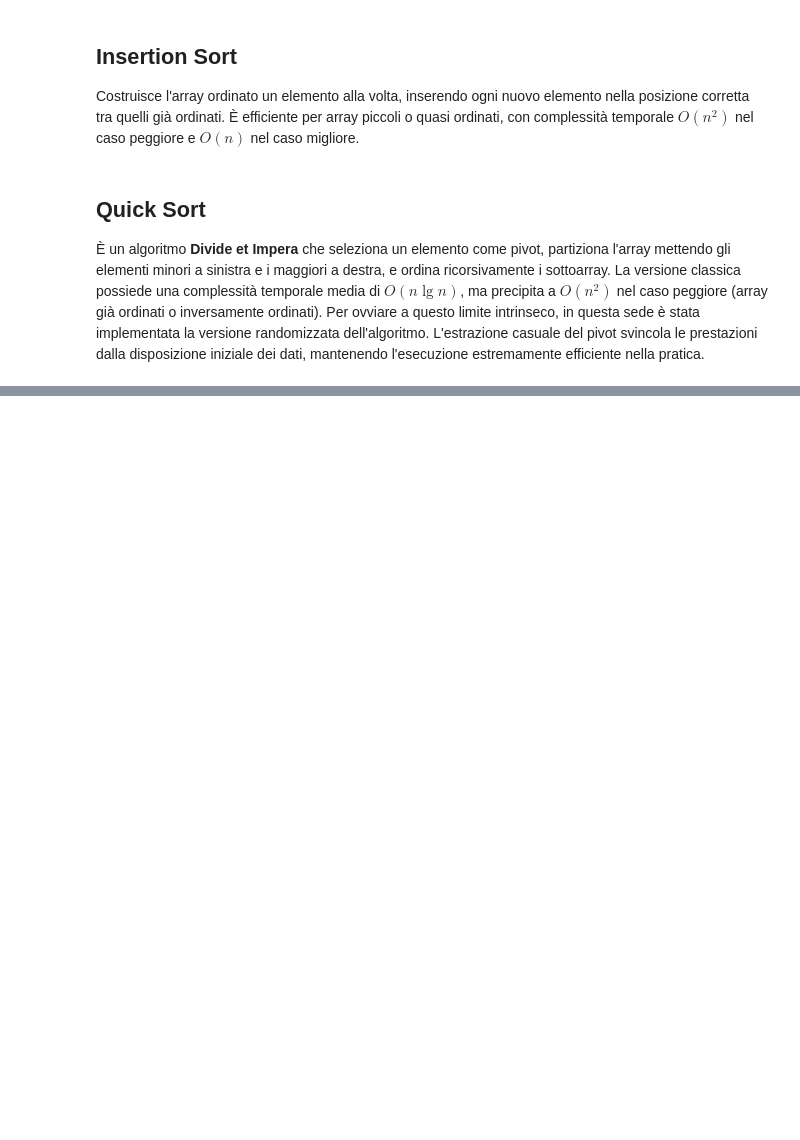
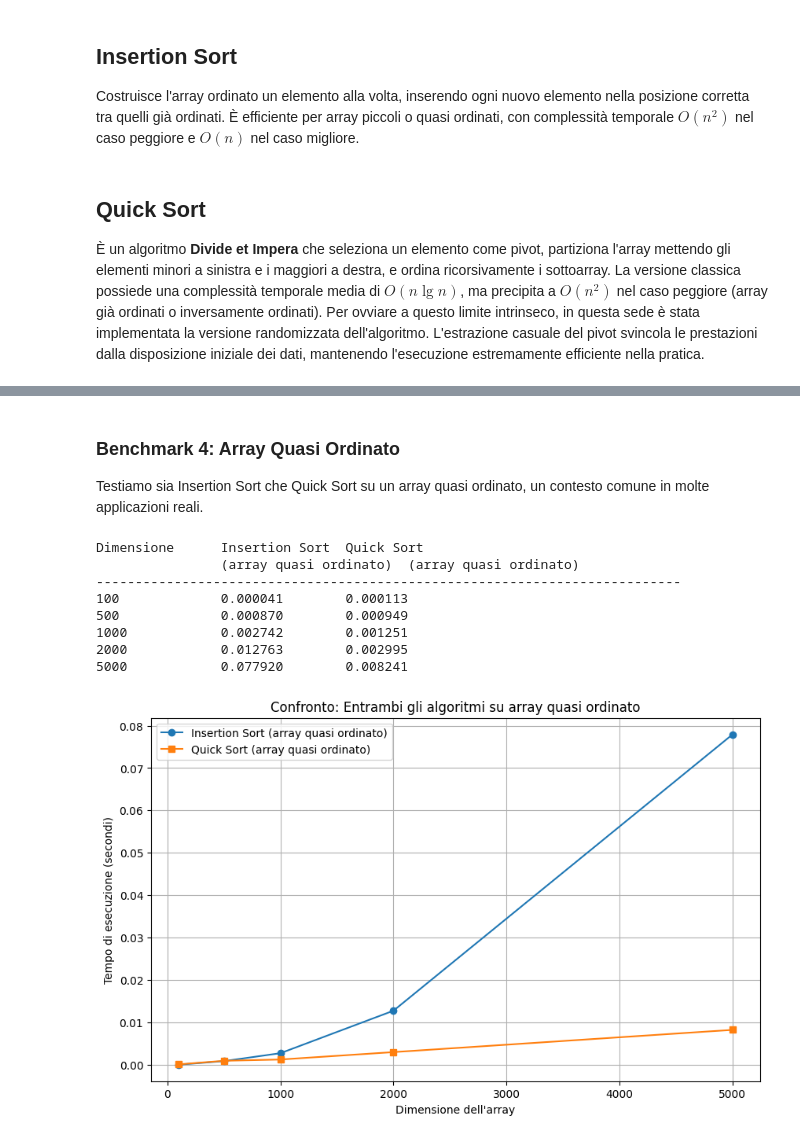
Before and after one commit to petrucciandrea/Laboratorio2_Algoritmi_2026, a Jupyter notebook: Esercizio2_Petrucci.ipynb, the cells around one changed output, grey strips where cells are left out. Cells and saved outputs as stored; diff of their text form; code cells hidden in the pictures; blank space fills up the shorter version.

```diff
--- a/Esercizio2_Petrucci.ipynb
+++ b/Esercizio2_Petrucci.ipynb
@@ -239,0 +263,62 @@ Dimensione      Insertion Sort  Quick Sort
+# %% [markdown]
+### Benchmark 4: Array Quasi Ordinato
+Testiamo sia Insertion Sort che Quick Sort su un array quasi ordinato, un contesto comune in molte applicazioni reali.
+# %%
+def benchmark_both_on_almost_sorted():
+    """Benchmark dove entrambi gli algoritmi ricevono un array quasi ordinato."""
+    sizes = [100, 500, 1000, 2000, 5000]
+    insertion_almost_times = []
+    quick_almost_times = []
+
+    for size in sizes:
+        # Genera array quasi ordinato
+        arr = generate_almost_sorted_array(size)
+
+        # Insertion Sort sull'array quasi ordinato
+        arr_copy = arr.copy()
+        start = time.time()
+        insertion_sort(arr_copy)
+        end = time.time()
+        insertion_almost_times.append(end - start)
+
+        # Quick Sort sull'array quasi ordinato
+        arr_copy = arr.copy()
+        start = time.time()
+        quicksort(arr_copy, 0, len(arr_copy) - 1)
+        end = time.time()
+        quick_almost_times.append(end - start)
+
+    # Stampa risultati
+    print("Dimensione\tInsertion Sort\tQuick Sort")
+    print("\t\t(array quasi ordinato)\t(array quasi ordinato)")
+    print("-" * 75)
+    for i, size in enumerate(sizes):
+        print(f"{size}\t\t{insertion_almost_times[i]:.6f}\t{quick_almost_times[i]:.6f}")
+
+    # Crea grafico (solo se matplotlib è disponibile)
+    try:
+        import matplotlib.pyplot as plt
+        plt.figure(figsize=(10, 6))
+        plt.plot(sizes, insertion_almost_times, marker='o', label='Insertion Sort (array quasi ordinato)')
+        plt.plot(sizes, quick_almost_times, marker='s', label='Quick Sort (array quasi ordinato)')
+        plt.xlabel('Dimensione dell\'array')
+        plt.ylabel('Tempo di esecuzione (secondi)')
+        plt.title('Confronto: Entrambi gli algoritmi su array quasi ordinato')
+        plt.legend()
+        plt.grid(True)
+        plt.show()
+    except ImportError:
+        print("\nMatplotlib non installato, impossibile visualizzare il grafico.")
+
+# Esegui benchmark
+benchmark_both_on_almost_sorted()
+# %% [output]
+Dimensione      Insertion Sort  Quick Sort
+                (array quasi ordinato)  (array quasi ordinato)
+---------------------------------------------------------------------------
+100             0.000041        0.000113
+500             0.000870        0.000949
+1000            0.002742        0.001251
+2000            0.012763        0.002995
+5000            0.077920        0.008241
+[figure, added]
```
Also changed, not shown: parts of 12 cells of this notebook.
